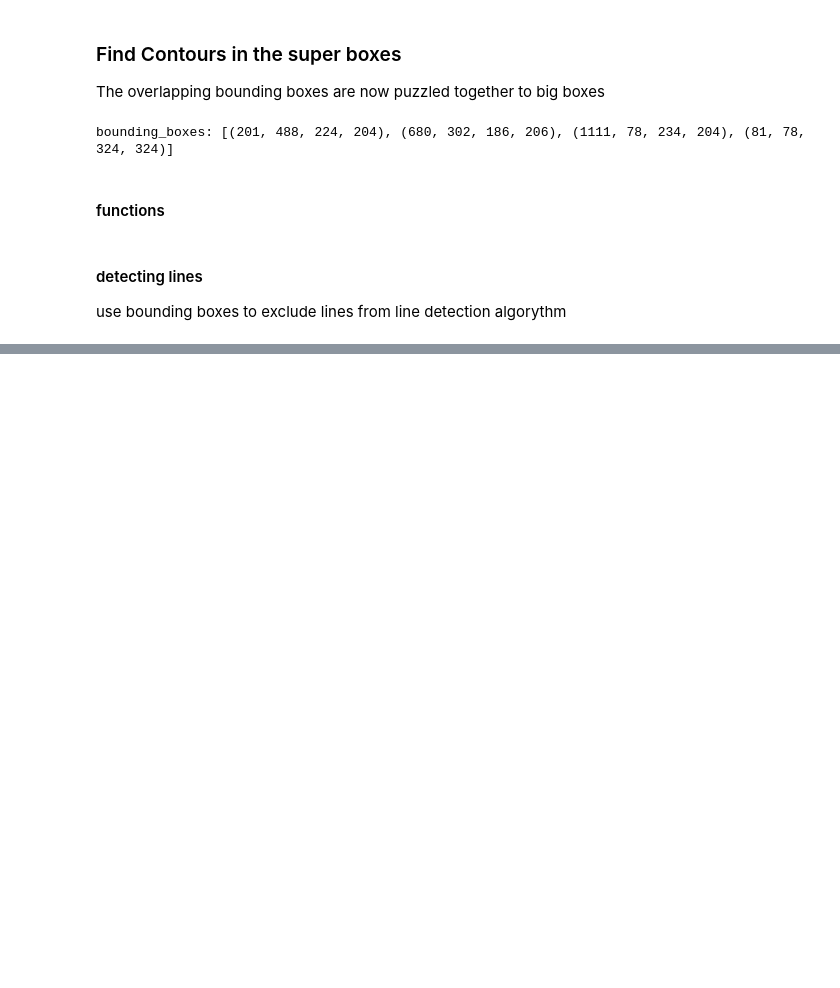
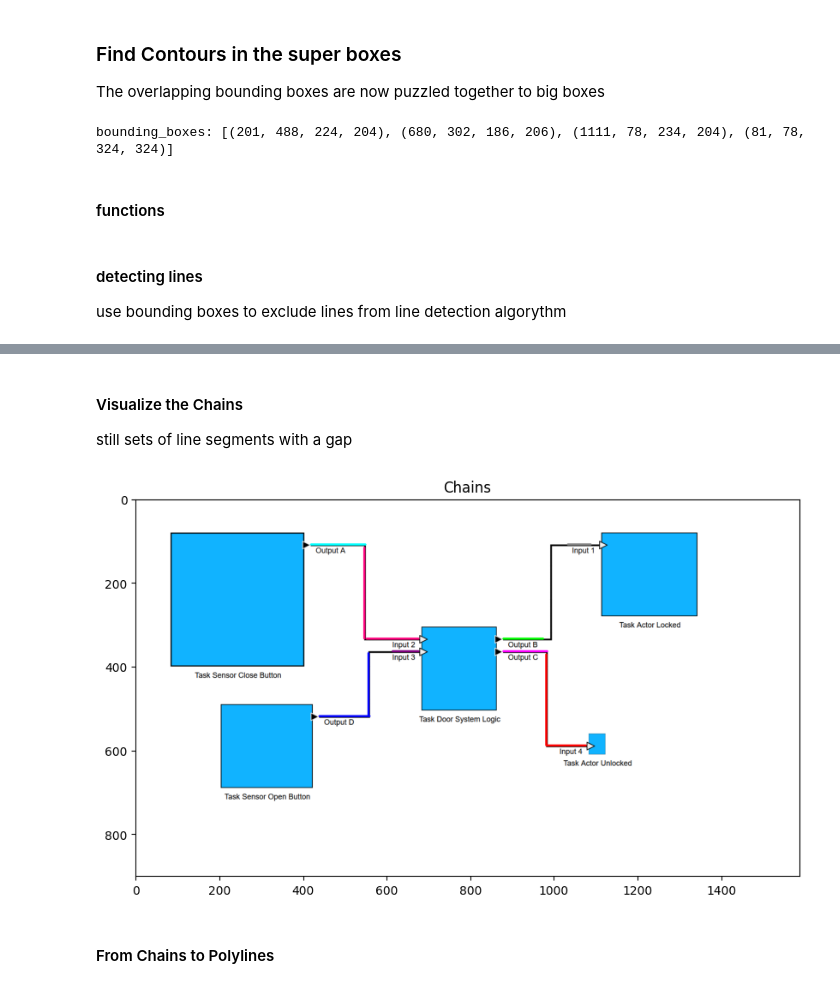
Before and after one commit to franzbanz/computervision, a Jupyter notebook: generaltesting.ipynb, the cells around one changed output, grey strips where cells are left out. Cells and saved outputs as stored; diff of their text form; code cells hidden in the pictures; blank space fills up the shorter version.

```diff
--- a/generaltesting.ipynb
+++ b/generaltesting.ipynb
@@ -239,0 +424,4 @@ KeyboardInterrupt:
+# %%
+# Print the chains
+for i, chain in enumerate(line_segment_chains):
+    print(f"Chain {i}: {chain}")
@@ -239,0 +437,22 @@ KeyboardInterrupt:
+# %% [markdown]
+#### Visualize the Chains
+still sets of line segments with a gap
+# %%
+# Draw the chains, using different colors for each chain
+chain_img = target_img.copy()
+colors = [(255, 255, 0), (255, 0, 255), (125, 0, 255),  (0, 255, 0), (255, 0, 0), (0, 0, 255), (128, 128, 128), (128, 0, 128), (0, 128, 128), (128, 128, 0), (0, 128, 0), (255, 105, 180), (139, 69, 19)]
+
+for i, chain in enumerate(line_segment_chains):
+    color = colors[i % len(colors)]
+    for start, end in chain:
+        cv2.line(chain_img, start, end, color, 4)
+
+# Plot the chains
+fig, ax = plt.subplots(1, 1, figsize=(10, 10))
+ax.imshow(cv2.cvtColor(chain_img, cv2.COLOR_BGR2RGB))
+plt.title('Chains')
+plt.show()
+# %% [output]
+[figure, added]
+# %% [markdown]
+#### From Chains to Polylines
```
Also changed, not shown: parts of 13 cells of this notebook.
